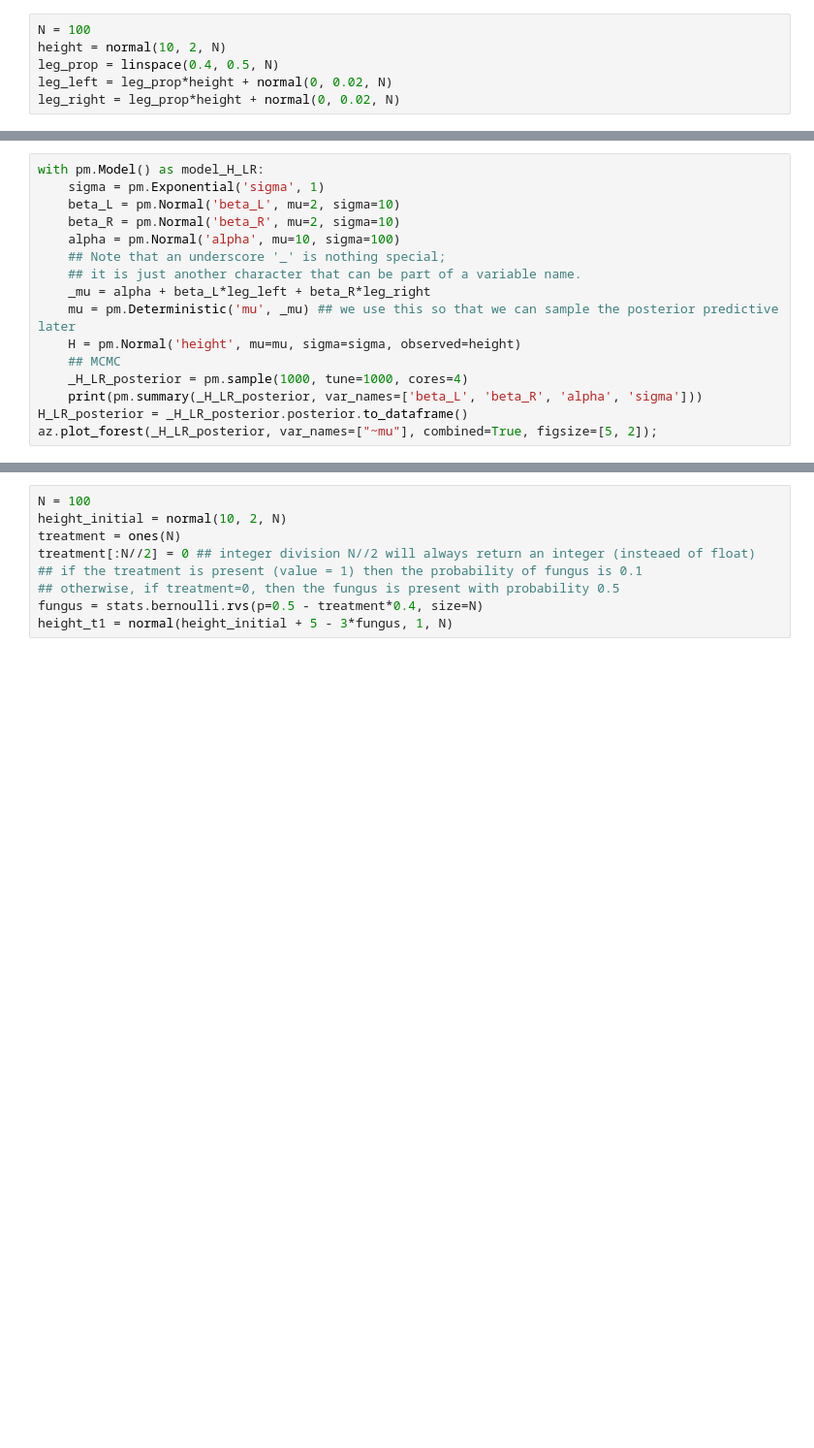
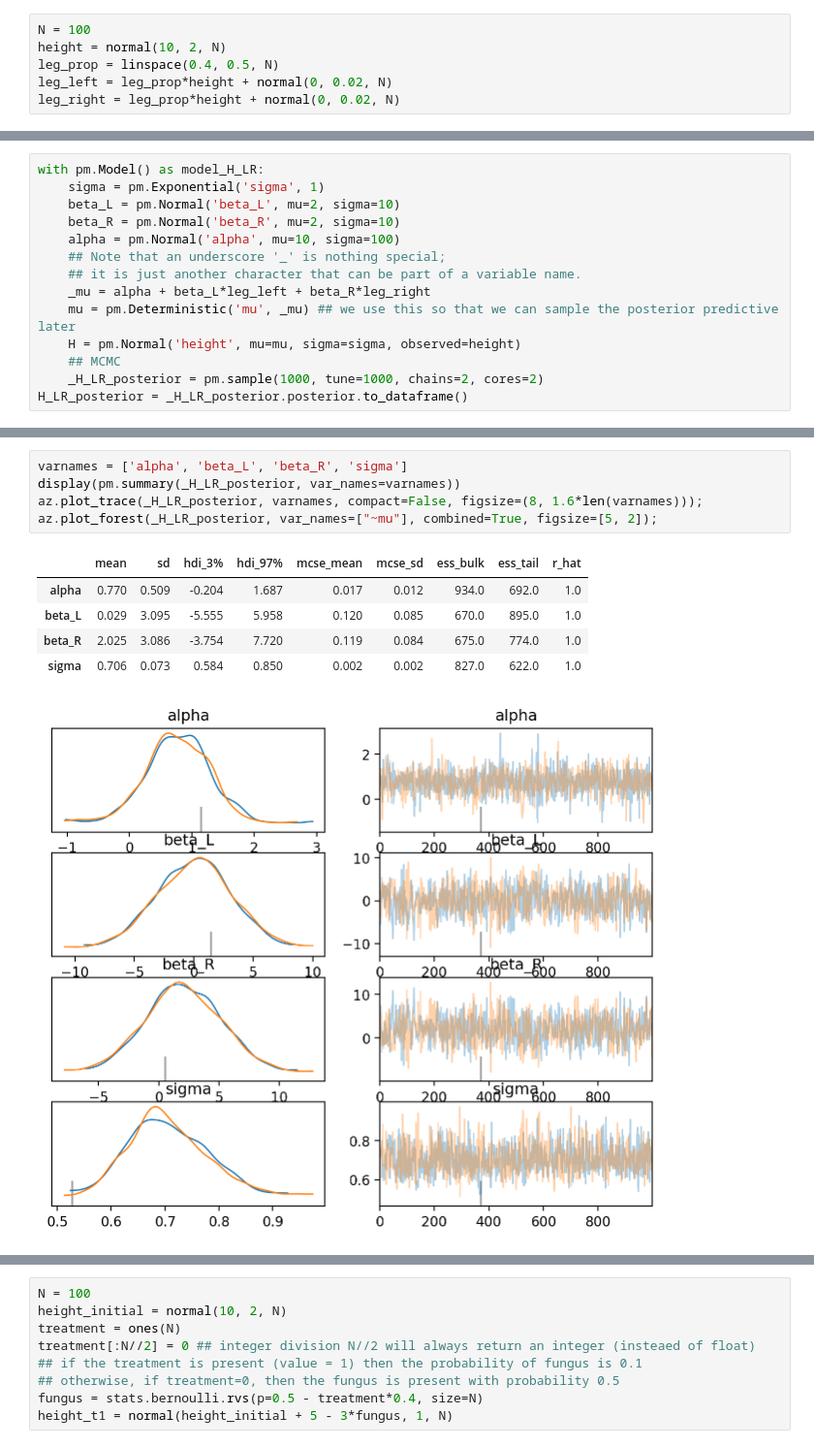
Before and after one commit to ccontrer/MATH509-Winter2025-JupyterNotebooks, a Jupyter notebook: Week 5.ipynb, the cells around one changed output, grey strips where cells are left out. Shown at 97% size. Drawn from its saved outputs; the diff is of its cells as text; blank space fills up the shorter version.

```diff
--- a/Week 5.ipynb
+++ b/Week 5.ipynb
@@ -73,8 +105,6 @@ with pm.Model() as model_H_LR:
     mu = pm.Deterministic('mu', _mu) ## we use this so that we can sample the posterior predictive later
     H = pm.Normal('height', mu=mu, sigma=sigma, observed=height)
     ## MCMC
-    _H_LR_posterior = pm.sample(1000, tune=1000, cores=4)
-    print(pm.summary(_H_LR_posterior, var_names=['beta_L', 'beta_R', 'alpha', 'sigma']))
+    _H_LR_posterior = pm.sample(1000, tune=1000, chains=2, cores=2)
 H_LR_posterior = _H_LR_posterior.posterior.to_dataframe()
-az.plot_forest(_H_LR_posterior, var_names=["~mu"], combined=True, figsize=[5, 2]);
 # %% [output]
@@ -82,0 +114,12 @@ ValueError: Not enough samples to build a trace.
+# %%
+varnames = ['alpha', 'beta_L', 'beta_R', 'sigma']
+display(pm.summary(_H_LR_posterior, var_names=varnames))
+az.plot_trace(_H_LR_posterior, varnames, compact=False, figsize=(8, 1.6*len(varnames)));
+az.plot_forest(_H_LR_posterior, var_names=["~mu"], combined=True, figsize=[5, 2]);
+# %% [output]
+|  | mean | sd | hdi_3% | hdi_97% | mcse_mean | mcse_sd | ess_bulk | ess_tail | r_hat |
+| alpha | 0.770 | 0.509 | -0.204 | 1.687 | 0.017 | 0.012 | 934.0 | 692.0 | 1.0 |
+| beta_L | 0.029 | 3.095 | -5.555 | 5.958 | 0.120 | 0.085 | 670.0 | 895.0 | 1.0 |
+| beta_R | 2.025 | 3.086 | -3.754 | 7.720 | 0.119 | 0.084 | 675.0 | 774.0 | 1.0 |
+| sigma | 0.706 | 0.073 | 0.584 | 0.850 | 0.002 | 0.002 | 827.0 | 622.0 | 1.0 |
+[figure, added]
```
Also changed, not shown: parts of 78 cells of this notebook.
